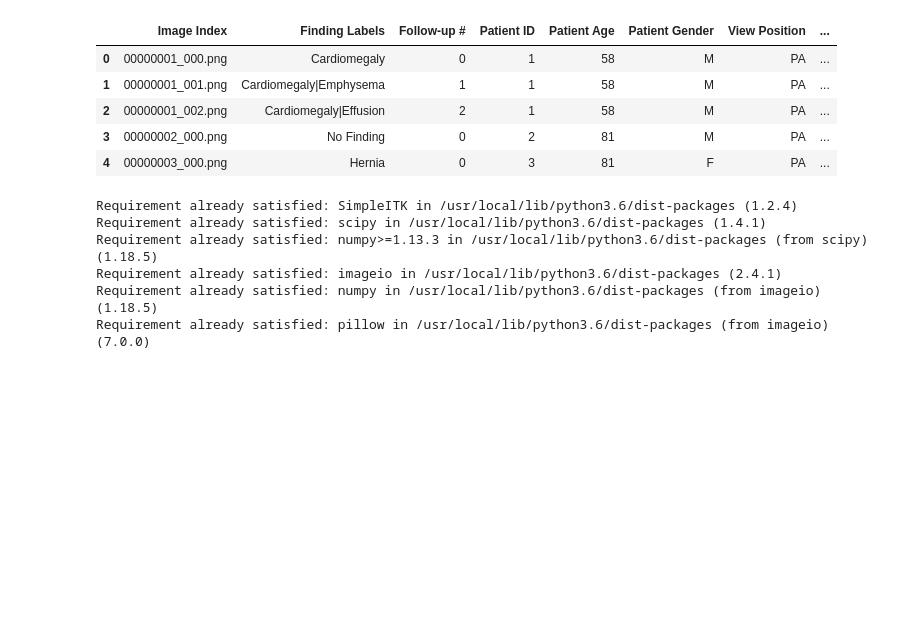
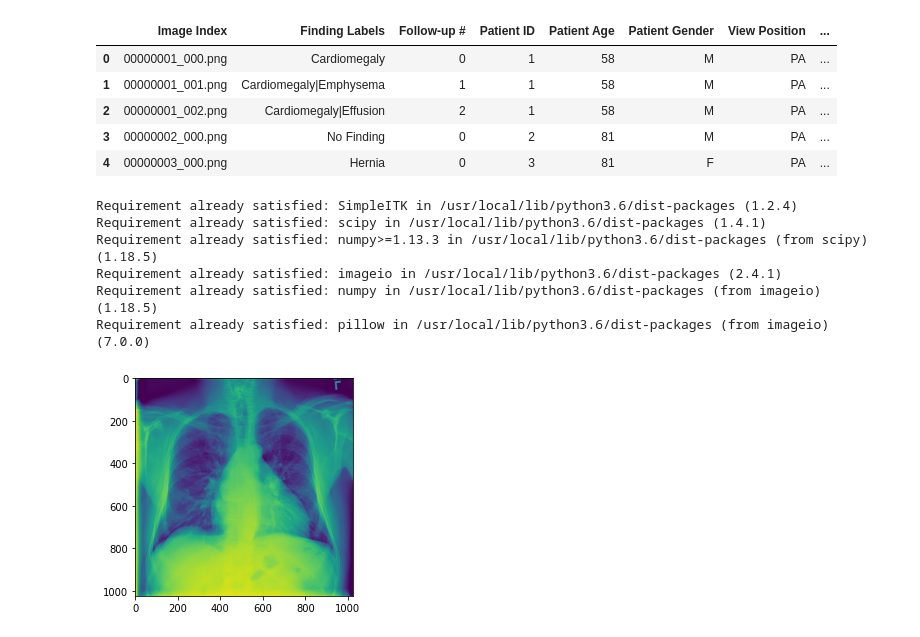
Before and after one commit to s-mostafa-a/visualizing-medical-data, a Jupyter notebook: working_with_NIH_kaggle.ipynb, the cells around one changed output. Cells and saved outputs as stored; diff of their text form; code cells hidden in the pictures; blank space fills up the shorter version.

Commit message:
shows first image

```diff
--- a/working_with_NIH_kaggle.ipynb
+++ b/working_with_NIH_kaggle.ipynb
@@ -57,17 +57,16 @@ Requirement already satisfied: imageio in /usr/local/lib/python3.6/dist-packages
 Requirement already satisfied: numpy in /usr/local/lib/python3.6/dist-packages (from imageio) (1.18.5)
 Requirement already satisfied: pillow in /usr/local/lib/python3.6/dist-packages (from imageio) (7.0.0)
 # %%
-import imageio
 import os
+import matplotlib.pyplot as plt
+%matplotlib inline
+
 for file in zip_file.namelist():
   if '.png' in file:
     zip_file.extract(file)
-    img = imageio.imread(file)
-    np_img = np.asarray(img)
-    sitk_img = sitk.GetImageFromArray(np_img)
-    sitk.Show(sitk_img, title="first", debugOn=True)
+    np_image = sitk.GetArrayFromImage(sitk.ReadImage(file))
+    imgplot = plt.imshow(np_image)
     os.remove(file)
     break
-
-# image = imageio.imread(zip_file.open('images_001/images/00000001_000.png'))
-# image
+# %% [output]
+[figure, added]
```
